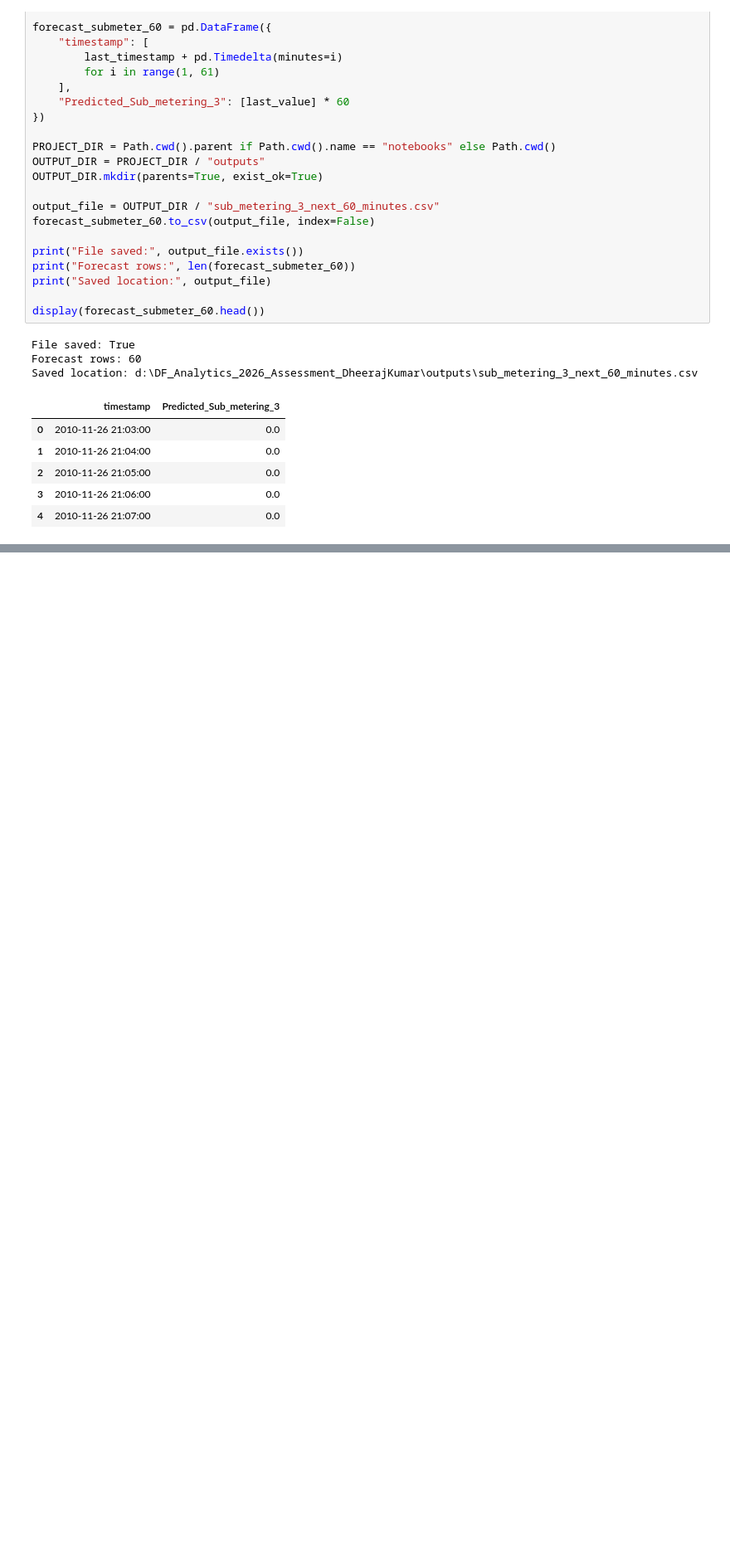
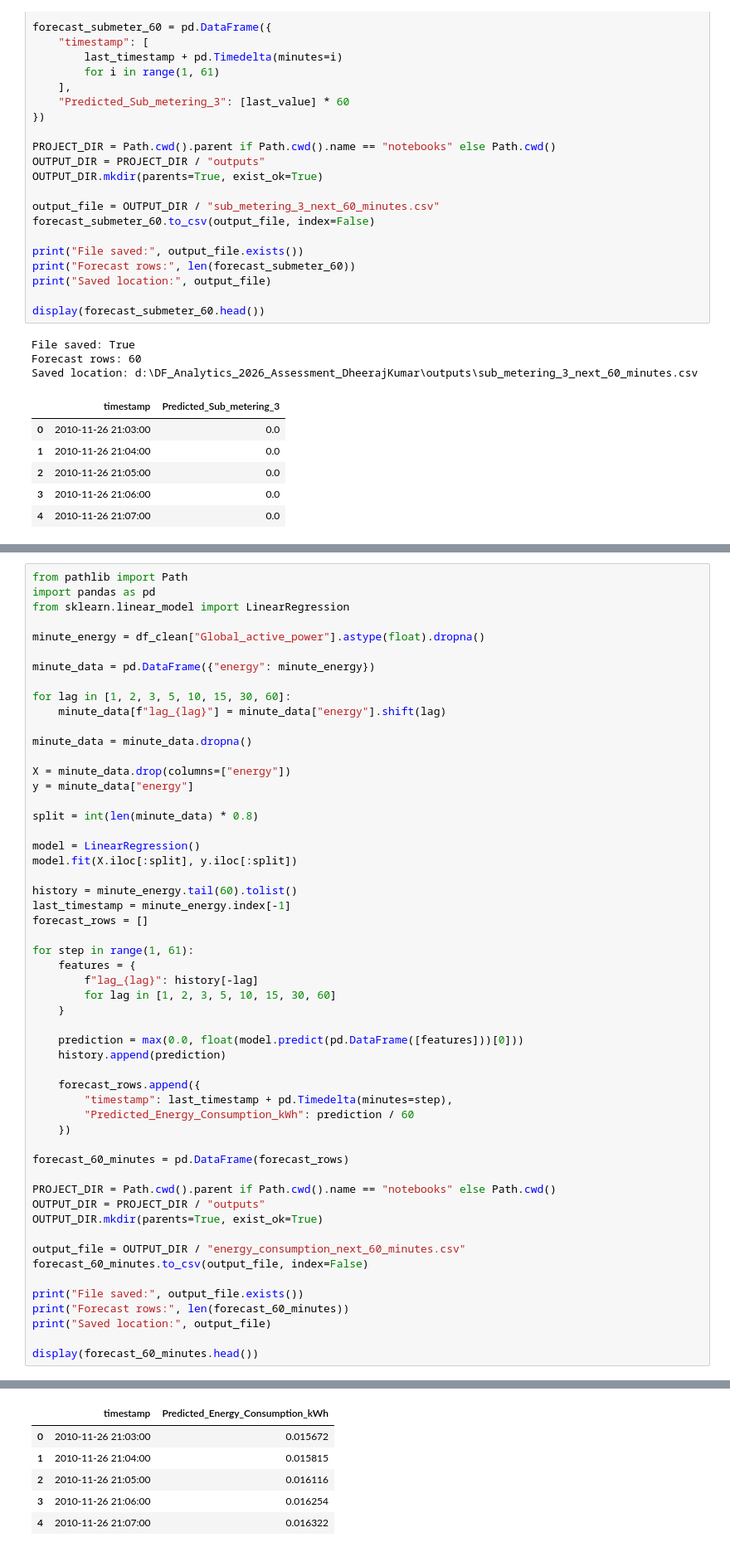
Before and after one commit to dheeraj231873/DF-Analytics-2026-Assessment-DheerajKumar, a Jupyter notebook: notebooks/forecasting_analysis.ipynb, the cells around one changed output, grey strips where cells are left out. Shown at 83% size. Cells and saved outputs as stored; diff of their text form; blank space fills up the shorter version.

```diff
--- a/notebooks/forecasting_analysis.ipynb
+++ b/notebooks/forecasting_analysis.ipynb
@@ -1617,0 +1697,55 @@ Saved location: d:\DF_Analytics_2026_Assessment_DheerajKumar\outputs\sub_meterin
+# %%
+from pathlib import Path
+import pandas as pd
+from sklearn.linear_model import LinearRegression
+
+minute_energy = df_clean["Global_active_power"].astype(float).dropna()
+
+minute_data = pd.DataFrame({"energy": minute_energy})
+
+for lag in [1, 2, 3, 5, 10, 15, 30, 60]:
+    minute_data[f"lag_{lag}"] = minute_data["energy"].shift(lag)
+
+minute_data = minute_data.dropna()
+
+X = minute_data.drop(columns=["energy"])
+y = minute_data["energy"]
+
+split = int(len(minute_data) * 0.8)
+
+model = LinearRegression()
+model.fit(X.iloc[:split], y.iloc[:split])
+
+history = minute_energy.tail(60).tolist()
+last_timestamp = minute_energy.index[-1]
+forecast_rows = []
+
+for step in range(1, 61):
+    features = {
+        f"lag_{lag}": history[-lag]
+        for lag in [1, 2, 3, 5, 10, 15, 30, 60]
+    }
+
+    prediction = max(0.0, float(model.predict(pd.DataFrame([features]))[0]))
+    history.append(prediction)
+
+    forecast_rows.append({
+        "timestamp": last_timestamp + pd.Timedelta(minutes=step),
+        "Predicted_Energy_Consumption_kWh": prediction / 60
+    })
+
+forecast_60_minutes = pd.DataFrame(forecast_rows)
+
+PROJECT_DIR = Path.cwd().parent if Path.cwd().name == "notebooks" else Path.cwd()
+OUTPUT_DIR = PROJECT_DIR / "outputs"
+OUTPUT_DIR.mkdir(parents=True, exist_ok=True)
+
+output_file = OUTPUT_DIR / "energy_consumption_next_60_minutes.csv"
+forecast_60_minutes.to_csv(output_file, index=False)
+
+print("File saved:", output_file.exists())
+print("Forecast rows:", len(forecast_60_minutes))
+print("Saved location:", output_file)
+
+display(forecast_60_minutes.head())
+# %% [output]
@@ -1617,0 +1755,6 @@ Saved location: d:\DF_Analytics_2026_Assessment_DheerajKumar\outputs\sub_meterin
+|  | timestamp | Predicted_Energy_Consumption_kWh |
+| 0 | 2010-11-26 21:03:00 | 0.015672 |
+| 1 | 2010-11-26 21:04:00 | 0.015815 |
+| 2 | 2010-11-26 21:05:00 | 0.016116 |
+| 3 | 2010-11-26 21:06:00 | 0.016254 |
+| 4 | 2010-11-26 21:07:00 | 0.016322 |
```
Also changed, not shown: parts of 3 cells of this notebook.
